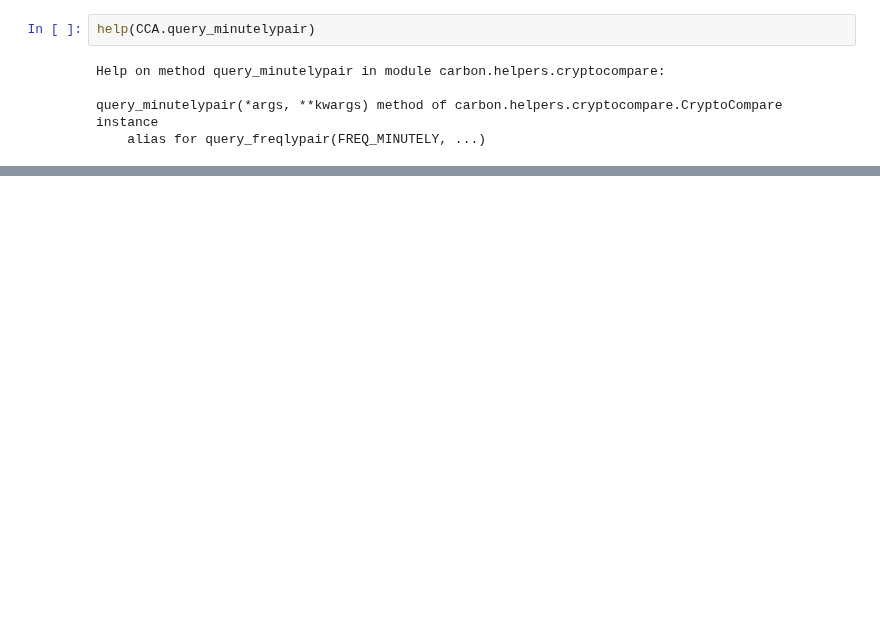
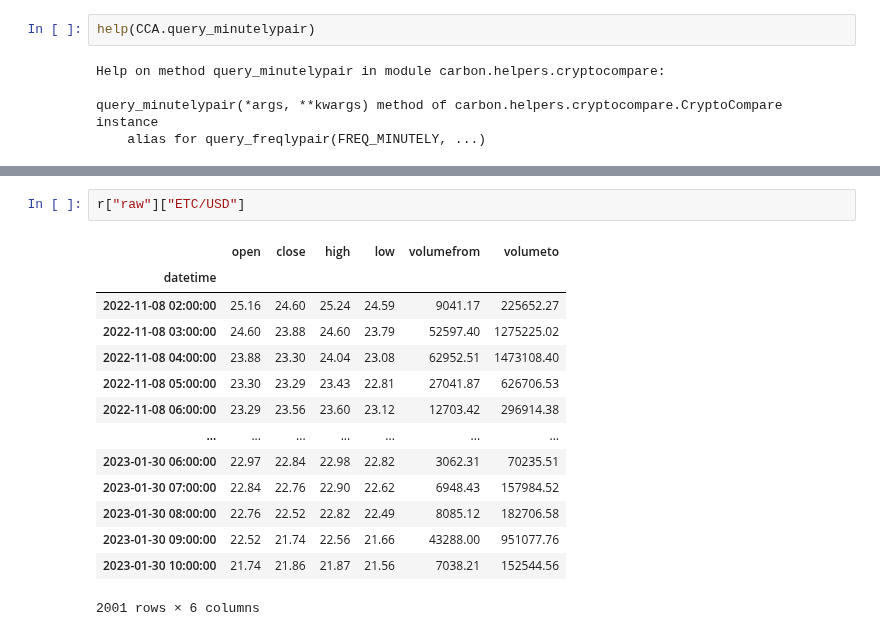
Before and after one commit to bancorprotocol/carbon-simulator, a Jupyter notebook: resources/data/CryptoCompareDemo.ipynb, the cells around one changed output, grey strips where cells are left out. Cells and saved outputs as stored; diff of their text form; blank space fills up the shorter version.

```diff
--- a/resources/data/CryptoCompareDemo.ipynb
+++ b/resources/data/CryptoCompareDemo.ipynb
@@ -233,0 +276,17 @@ query_minutelypair(*args, **kwargs) method of carbon.helpers.cryptocompare.Crypt
+# %%
+r["raw"]["ETC/USD"]
+# %% [output]
+|  | open | close | high | low | volumefrom | volumeto |
+| datetime |  |  |  |  |  |  |
+| 2022-11-08 02:00:00 | 25.16 | 24.60 | 25.24 | 24.59 | 9041.17 | 225652.27 |
+| 2022-11-08 03:00:00 | 24.60 | 23.88 | 24.60 | 23.79 | 52597.40 | 1275225.02 |
+| 2022-11-08 04:00:00 | 23.88 | 23.30 | 24.04 | 23.08 | 62952.51 | 1473108.40 |
+| 2022-11-08 05:00:00 | 23.30 | 23.29 | 23.43 | 22.81 | 27041.87 | 626706.53 |
+| 2022-11-08 06:00:00 | 23.29 | 23.56 | 23.60 | 23.12 | 12703.42 | 296914.38 |
+| ... | ... | ... | ... | ... | ... | ... |
+| 2023-01-30 06:00:00 | 22.97 | 22.84 | 22.98 | 22.82 | 3062.31 | 70235.51 |
+| 2023-01-30 07:00:00 | 22.84 | 22.76 | 22.90 | 22.62 | 6948.43 | 157984.52 |
+| 2023-01-30 08:00:00 | 22.76 | 22.52 | 22.82 | 22.49 | 8085.12 | 182706.58 |
+| 2023-01-30 09:00:00 | 22.52 | 21.74 | 22.56 | 21.66 | 43288.00 | 951077.76 |
+| 2023-01-30 10:00:00 | 21.74 | 21.86 | 21.87 | 21.56 | 7038.21 | 152544.56 |
+2001 rows × 6 columns
```
Also changed, not shown: parts of 16 cells of this notebook, 4 other files.
